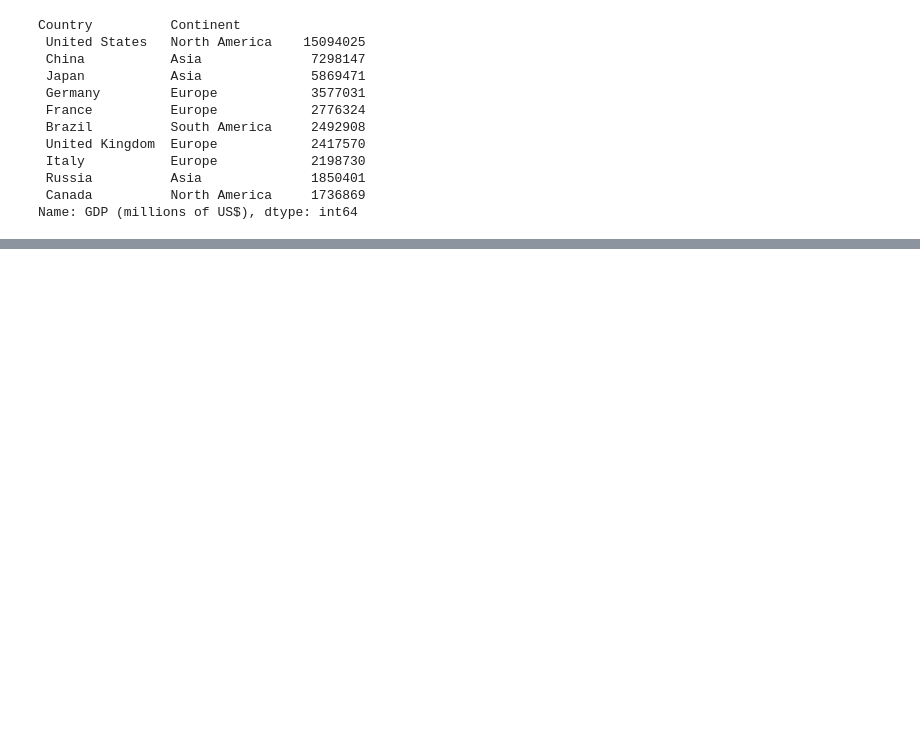
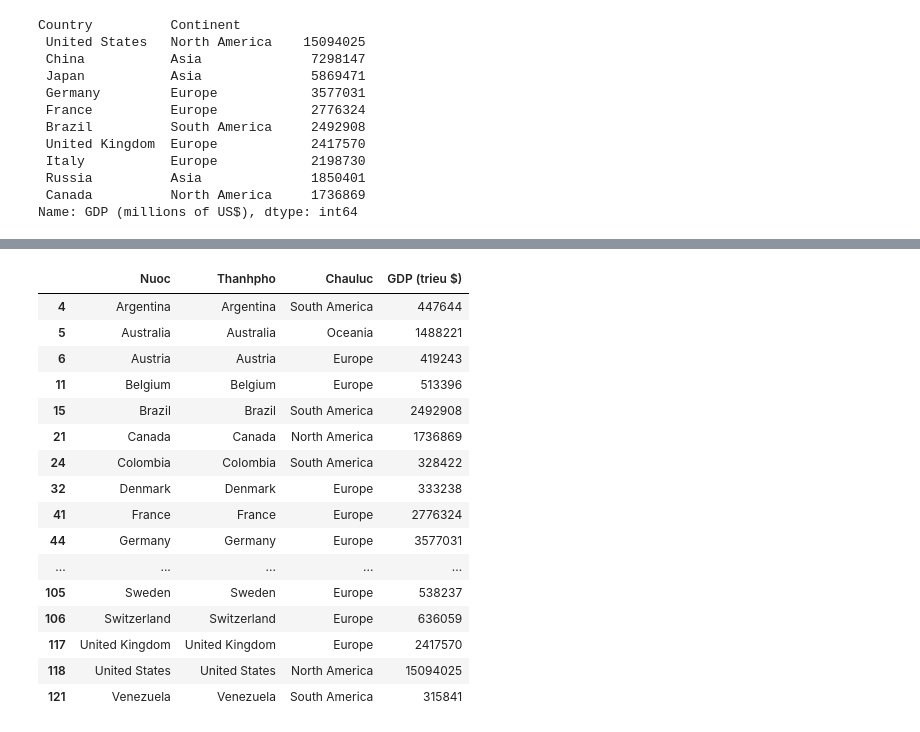
Before and after one commit to doanthithanhhuyen/PTDL_Btap, a Jupyter notebook: PTDL_GDPlist.ipynb, the cells around one changed output, grey strips where cells are left out. Saved outputs shown, nothing was run; the diff lists cells and outputs as text; code cells hidden in the pictures; blank space fills up the shorter version.

```diff
--- a/PTDL_GDPlist.ipynb
+++ b/PTDL_GDPlist.ipynb
@@ -102,3 +102,7 @@ Country          Continent
  Russia          Asia              1850401
  Canada          North America     1736869
 Name: GDP (millions of US$), dtype: int64
+# %%
+#Việt hóa tên các cột trong bảng dữ liệu: Country 🡪 Nuoc; Continent 🡪 Chauluc; GDP (millions of US$) 🡪 GDP (trieu $)
+data.columns = ['Nuoc', 'Chauluc', 'GDP (trieu $)']
+data
@@ -104,0 +123,4 @@ Name: GDP (millions of US$), dtype: int64
+# %%
+#Chèn thêm một cột “Thanhpho” vào sau cột “Nuoc”, giá trị ban đầu là giá trị của cột “Nuoc”
+data.insert(1, 'Thanhpho', pd.Series(data['Nuoc'], index=data.index))
+data
@@ -104,0 +147,3 @@ Name: GDP (millions of US$), dtype: int64
+# %%
+data['Thanhpho'].replace('Vietnam','Hanoi',inplace = True)
+data
@@ -104,0 +164,4 @@ Name: GDP (millions of US$), dtype: int64
+# %%
+#Xóa các bản ghi có Chauluc là ‘Asia’
+data.drop(data[data['Chauluc'] == 'Asia'].index, axis = 0, inplace=True)
+data
@@ -104,0 +182,23 @@ Name: GDP (millions of US$), dtype: int64
+# %%
+#Xóa các bản ghi có GDP < 300000
+
+data.drop(data[data['GDP (trieu $)'] < 300000].index, axis = 0, inplace=True)
+data
+# %% [output]
+|  | Nuoc | Thanhpho | Chauluc | GDP (trieu $) |
+| 4 | Argentina | Argentina | South America | 447644 |
+| 5 | Australia | Australia | Oceania | 1488221 |
+| 6 | Austria | Austria | Europe | 419243 |
+| 11 | Belgium | Belgium | Europe | 513396 |
+| 15 | Brazil | Brazil | South America | 2492908 |
+| 21 | Canada | Canada | North America | 1736869 |
+| 24 | Colombia | Colombia | South America | 328422 |
+| 32 | Denmark | Denmark | Europe | 333238 |
+| 41 | France | France | Europe | 2776324 |
+| 44 | Germany | Germany | Europe | 3577031 |
+| ... | ... | ... | ... | ... |
+| 105 | Sweden | Sweden | Europe | 538237 |
+| 106 | Switzerland | Switzerland | Europe | 636059 |
+| 117 | United Kingdom | United Kingdom | Europe | 2417570 |
+| 118 | United States | United States | North America | 15094025 |
+| 121 | Venezuela | Venezuela | South America | 315841 |
```
Also changed, not shown: parts of 15 cells of this notebook.
